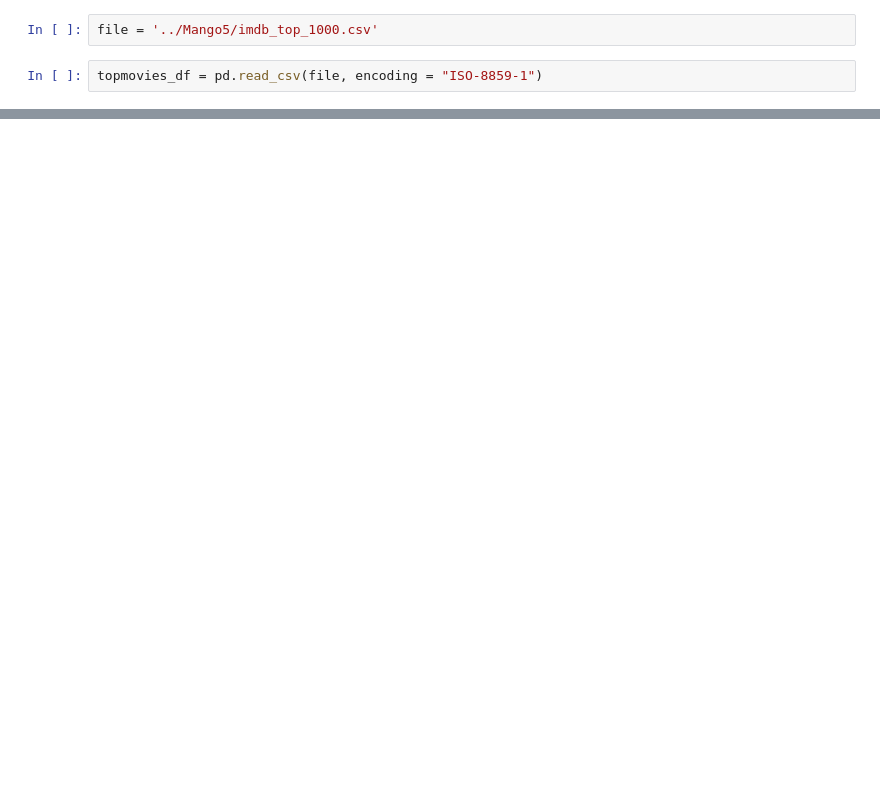
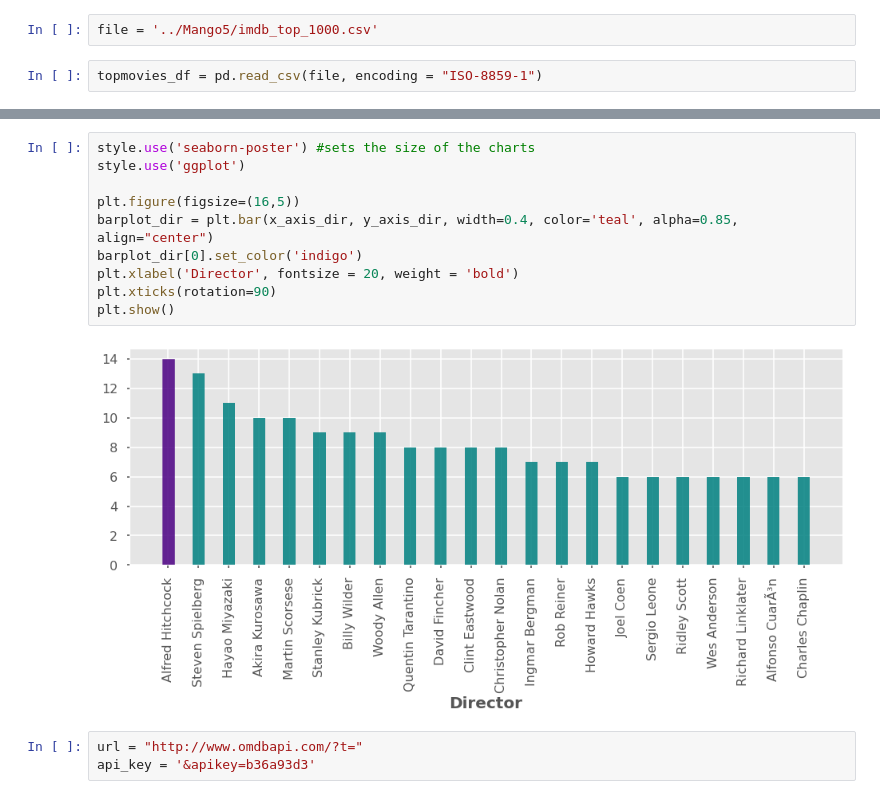
Before and after one commit to saaallyahmed/Mango5, a Jupyter notebook: sm_top1000movie.ipynb, the cells around one changed output, grey strips where cells are left out. Saved outputs shown, nothing was run; the diff lists cells and outputs as text; blank space fills up the shorter version.

```diff
--- a/sm_top1000movie.ipynb
+++ b/sm_top1000movie.ipynb
@@ -72,0 +66,15 @@ director_df
+# %%
+style.use('seaborn-poster') #sets the size of the charts
+style.use('ggplot')
+
+plt.figure(figsize=(16,5))
+barplot_dir = plt.bar(x_axis_dir, y_axis_dir, width=0.4, color='teal', alpha=0.85, align="center")
+barplot_dir[0].set_color('indigo')
+plt.xlabel('Director', fontsize = 20, weight = 'bold')
+plt.xticks(rotation=90)
+plt.show()
+# %% [output]
+[figure, added]
+# %%
+url = "http://www.omdbapi.com/?t="
+api_key = '&apikey=b36a93d3'
```
Also changed, not shown: parts of 8 cells of this notebook.
